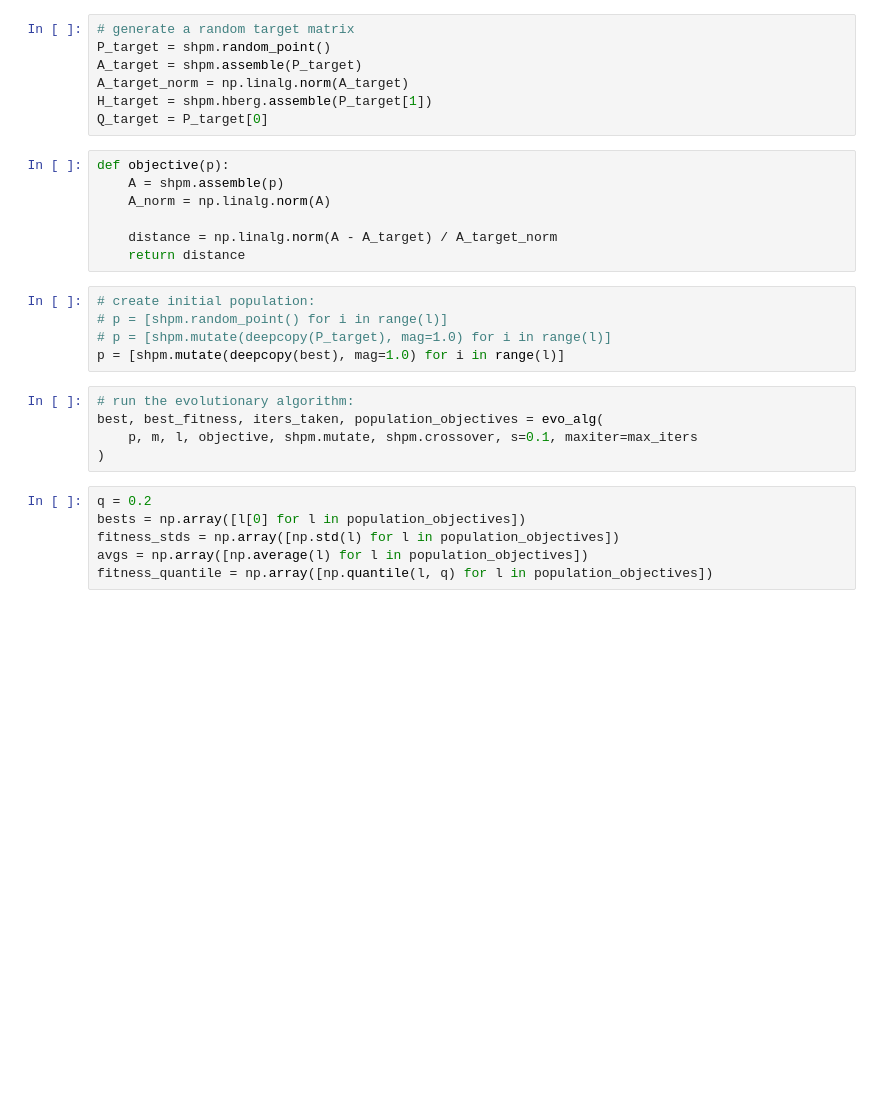
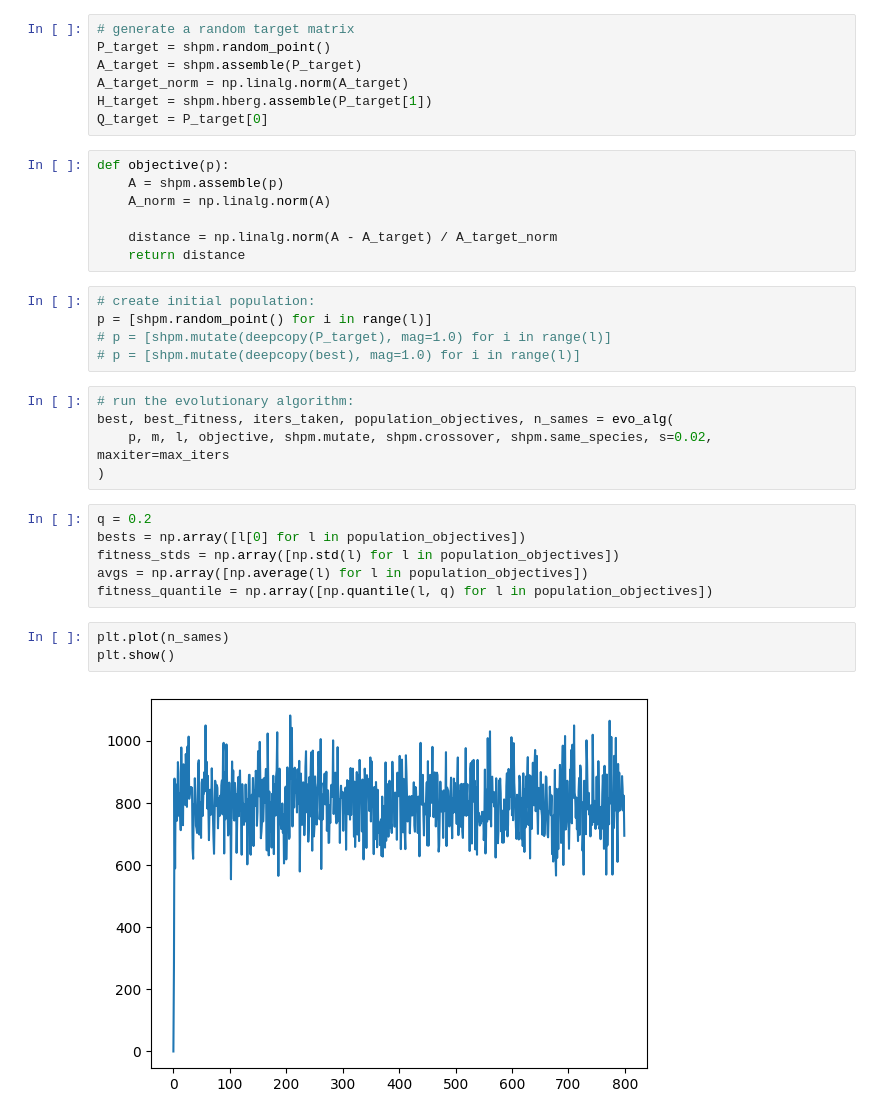
Before and after one commit to lachlanjs/ssa-evolution, a Jupyter notebook: litmustest.ipynb, the cells around one changed output. Cells and saved outputs as stored; diff of their text form; blank space fills up the shorter version.

```diff
--- a/litmustest.ipynb
+++ b/litmustest.ipynb
@@ -81,13 +87,13 @@ def objective(p):
     return distance
 # %%
 # create initial population:
-# p = [shpm.random_point() for i in range(l)]
+p = [shpm.random_point() for i in range(l)]
 # p = [shpm.mutate(deepcopy(P_target), mag=1.0) for i in range(l)]
-p = [shpm.mutate(deepcopy(best), mag=1.0) for i in range(l)]
+# p = [shpm.mutate(deepcopy(best), mag=1.0) for i in range(l)]
 # %%
 # run the evolutionary algorithm:
-best, best_fitness, iters_taken, population_objectives = evo_alg(
-    p, m, l, objective, shpm.mutate, shpm.crossover, s=0.1, maxiter=max_iters
+best, best_fitness, iters_taken, population_objectives, n_sames = evo_alg(
+    p, m, l, objective, shpm.mutate, shpm.crossover, shpm.same_species, s=0.02, maxiter=max_iters
 )
 # %%
 q = 0.2
@@ -95,6 +101,11 @@ bests = np.array([l[0] for l in population_objectives])
 fitness_stds = np.array([np.std(l) for l in population_objectives])
 avgs = np.array([np.average(l) for l in population_objectives])
 fitness_quantile = np.array([np.quantile(l, q) for l in population_objectives])
+# %%
+plt.plot(n_sames)
+plt.show()
+# %% [output]
+[figure, added]
 # %%
 plt.plot(bests)
 plt.plot(avgs, linewidth=0.2)
```
Also changed, not shown: parts of 7 cells of this notebook, 5 other files.
